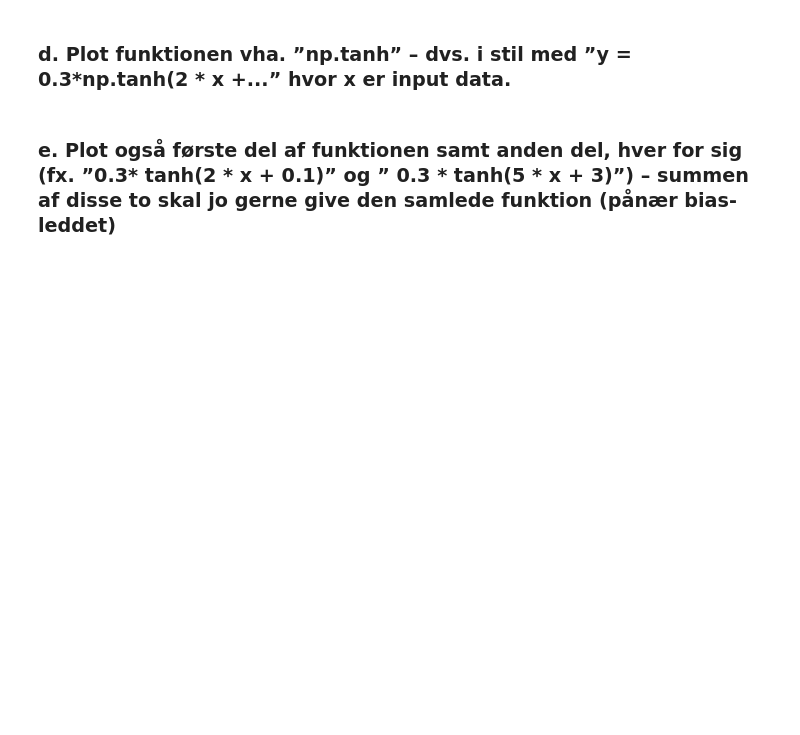
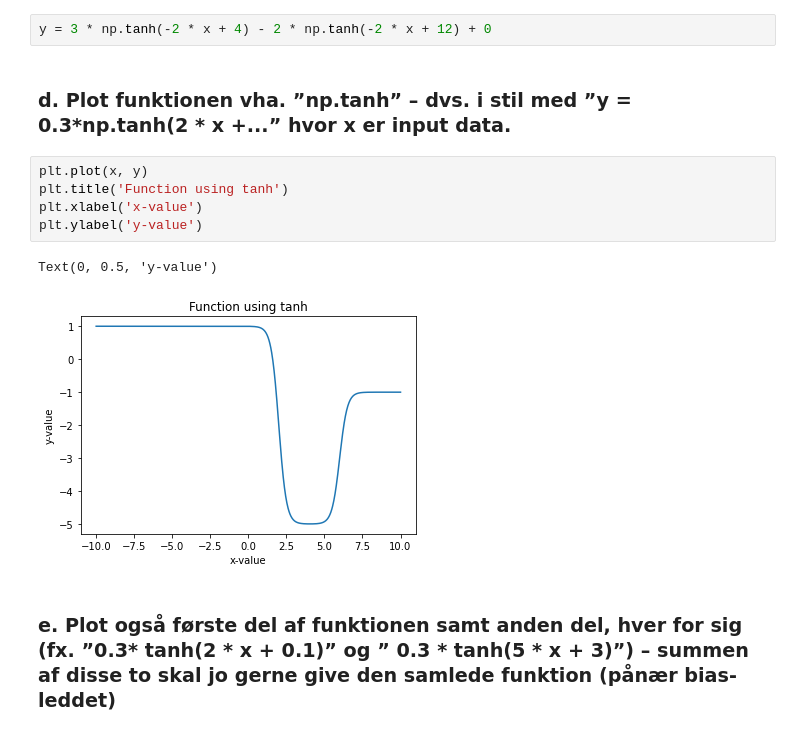
Before and after one commit to mortenhaahr/MAL, a Jupyter notebook: L06/L06.ipynb, the cells around one changed output. Drawn from its saved outputs; the diff is of its cells as text; blank space fills up the shorter version.

```diff
--- a/L06/L06.ipynb
+++ b/L06/L06.ipynb
@@ -53,6 +57,16 @@ Bias led:
 # %% [markdown]
 ### c. Opskriv udtrykket for y – dvs. i stil med y = 0.3* tanh(2 * x + 0.1) + 0.3 * tanh(5 * x + 3) + 1. OBS: I kan godt nøjes med fx. 1-2 betydende decimaler.
+# %%
+y = 3 * np.tanh(-2 * x + 4) - 2 * np.tanh(-2 * x + 12) + 0
 # %% [markdown]
 ### d. Plot funktionen vha. ”np.tanh” – dvs. i stil med ”y = 0.3*np.tanh(2 * x +...” hvor x er input data.
+# %%
+plt.plot(x, y)
+plt.title('Function using tanh')
+plt.xlabel('x-value')
+plt.ylabel('y-value')
+# %% [output]
+Text(0, 0.5, 'y-value')
+[figure, added]
 # %% [markdown]
 ### e. Plot også første del af funktionen samt anden del, hver for sig (fx. ”0.3* tanh(2 * x + 0.1)” og ” 0.3 * tanh(5 * x + 3)”) – summen af disse to skal jo gerne give den samlede funktion (pånær bias-leddet)
```
Also changed, not shown: parts of 9 cells of this notebook, 2 other files.
